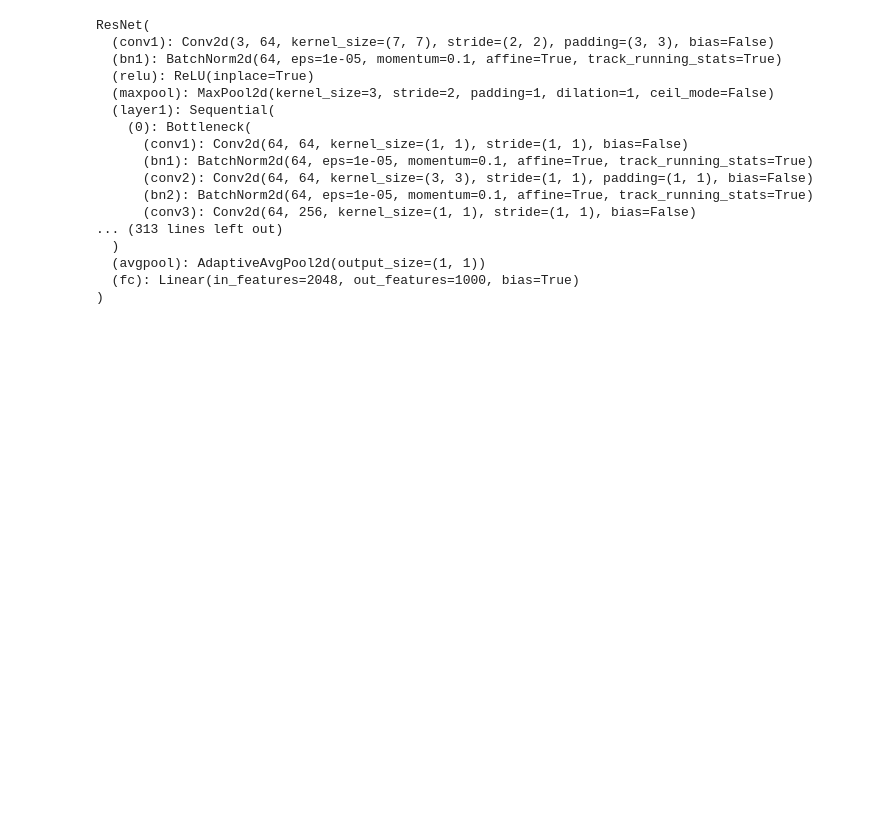
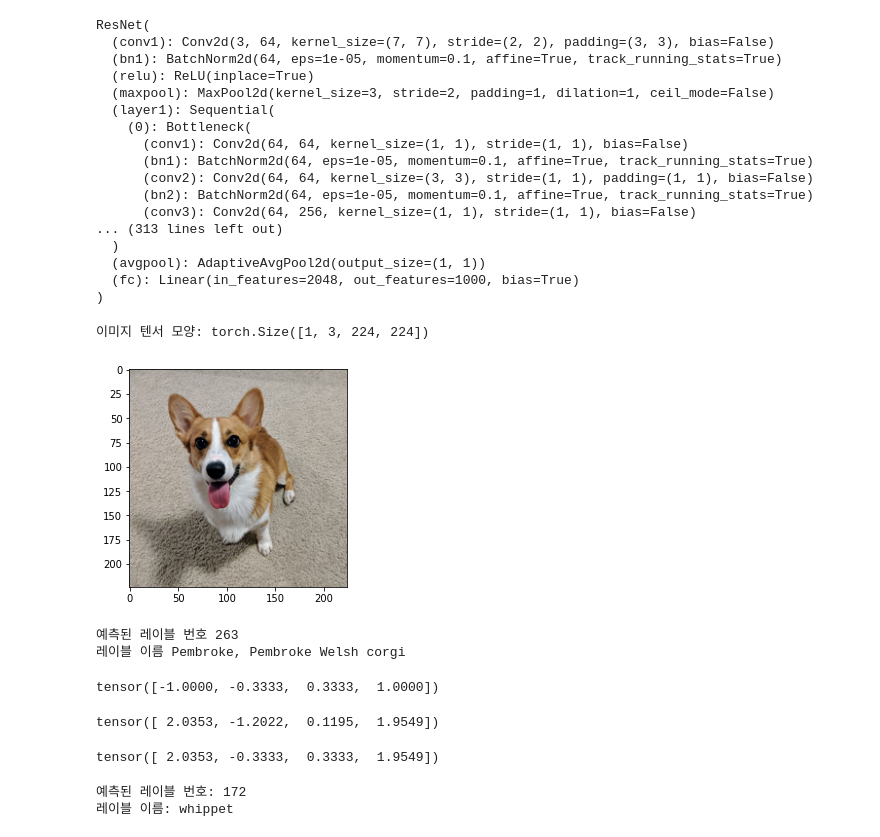
Before and after one commit to hyeon1263/PyTorch_Study, a Jupyter notebook: 3min-pytorch/pytorch_coding/ch08.ipynb, the cells around one changed output. Drawn from its saved outputs; the diff is of its cells as text; code cells hidden in the pictures; blank space fills up the shorter version.

```diff
--- a/3min-pytorch/pytorch_coding/ch08.ipynb
+++ b/3min-pytorch/pytorch_coding/ch08.ipynb
@@ -33,0 +43,34 @@ ResNet(
+# %%
+img = Image.open("imagenet_samples/corgie.jpg")
+# %%
+img_transforms = transforms.Compose([
+                                     transforms.Resize((224, 224), Image.BICUBIC),
+                                     transforms.ToTensor()
+])
+
+img_tensor = img_transforms(img)
+img_tensor = img_tensor.unsqueeze(0)
+
+print(f"이미지 텐서 모양: {img_tensor.size()}")
+# %% [output]
+이미지 텐서 모양: torch.Size([1, 3, 224, 224])
+# %%
+original_img_view = img_tensor.squeeze(0).detach()
+original_img_view = original_img_view.transpose(0,2).transpose(0,1).numpy()
+
+plt.imshow(original_img_view)
+plt.show()
+# %% [output]
+[figure, added]
+# %%
+output = model(img_tensor)
+prediction = output.max(1, keepdim=False)[1]
+
+prediction_idx = prediction.item()
+prediction_name = idx2class[prediction_idx]
+
+print("예측된 레이블 번호", prediction_idx)
+print("레이블 이름", prediction_name)
+# %% [output]
+예측된 레이블 번호 263
+레이블 이름 Pembroke, Pembroke Welsh corgi
@@ -33,0 +84,14 @@ ResNet(
+# %%
+m = torch.linspace(-1,1, steps=4)
+m
+# %% [output]
+tensor([-1.0000, -0.3333,  0.3333,  1.0000])
+# %%
+a = torch.randn(4)
+a
+# %% [output]
+tensor([ 2.0353, -1.2022,  0.1195,  1.9549])
+# %%
+torch.clamp(a, min=m)
+# %% [output]
+tensor([ 2.0353, -0.3333,  0.3333,  1.9549])
@@ -33,0 +118,11 @@ ResNet(
+# %%
+perturbed_prediction = output.max(1, keepdim=True)[1]
+
+perturbed_prediction_idx = perturbed_prediction.item()
+perturbed_prediction_name = idx2class[perturbed_prediction_idx]
+
+print('예측된 레이블 번호:', perturbed_prediction_idx)
+print("레이블 이름:", perturbed_prediction_name)
+# %% [output]
+예측된 레이블 번호: 172
+레이블 이름: whippet
```
Also changed, not shown: parts of 9 cells of this notebook.
